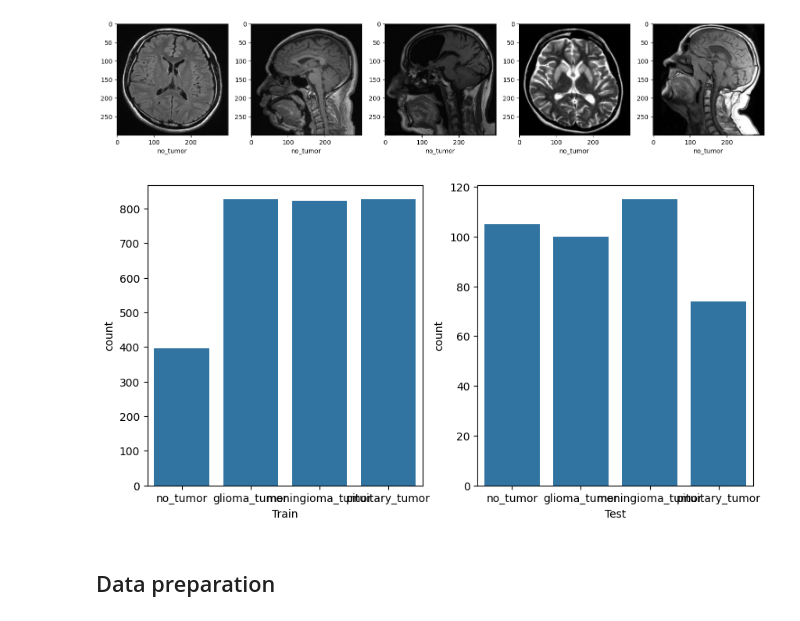
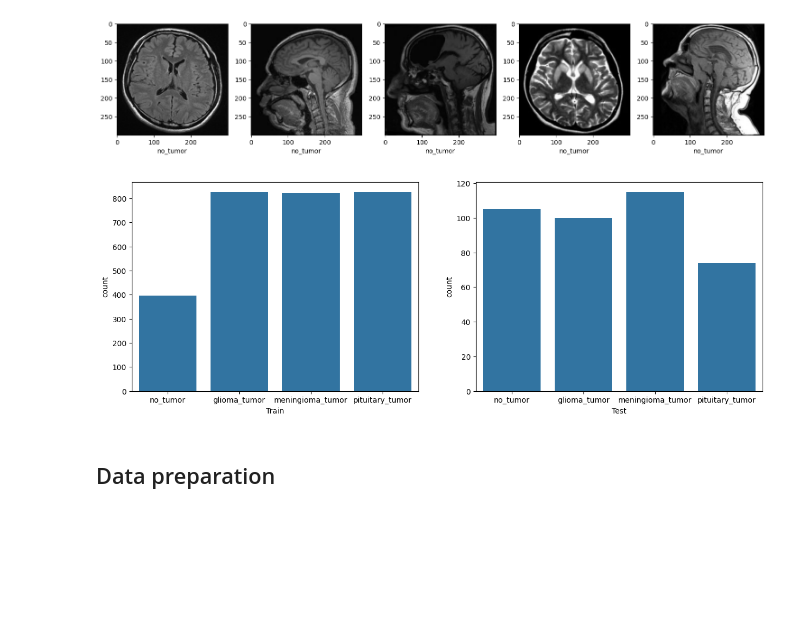
Before and after one commit to ansamz/MRI_Tumor_Classification_Pytorch, a Jupyter notebook: brain-tumor-detection--pytorch.ipynb, the cells around one changed output. Cells and saved outputs as stored; diff of their text form; code cells hidden in the pictures; blank space fills up the shorter version.

Commit message:
visualizations

```diff
--- a/brain-tumor-detection--pytorch.ipynb
+++ b/brain-tumor-detection--pytorch.ipynb
@@ -86,14 +85,14 @@ for i,j in enumerate(train_img):
 # %% [output]
 [figure]
 # %%
-plt.figure(figsize = (10,5));
+plt.figure(figsize = (15,5));
 lis = ['Train', 'Test']
 for i,j in enumerate([train_labels, test_labels]):
     plt.subplot(1,2, i+1);
     sns.countplot(x = j);
     plt.xlabel(lis[i])
 # %% [output]
-[figure, old version]
+[figure, new version]
 # %% [markdown]
 ## Data preparation
 # %%
```
Also changed, not shown: parts of 7 cells of this notebook, 2 other files.
